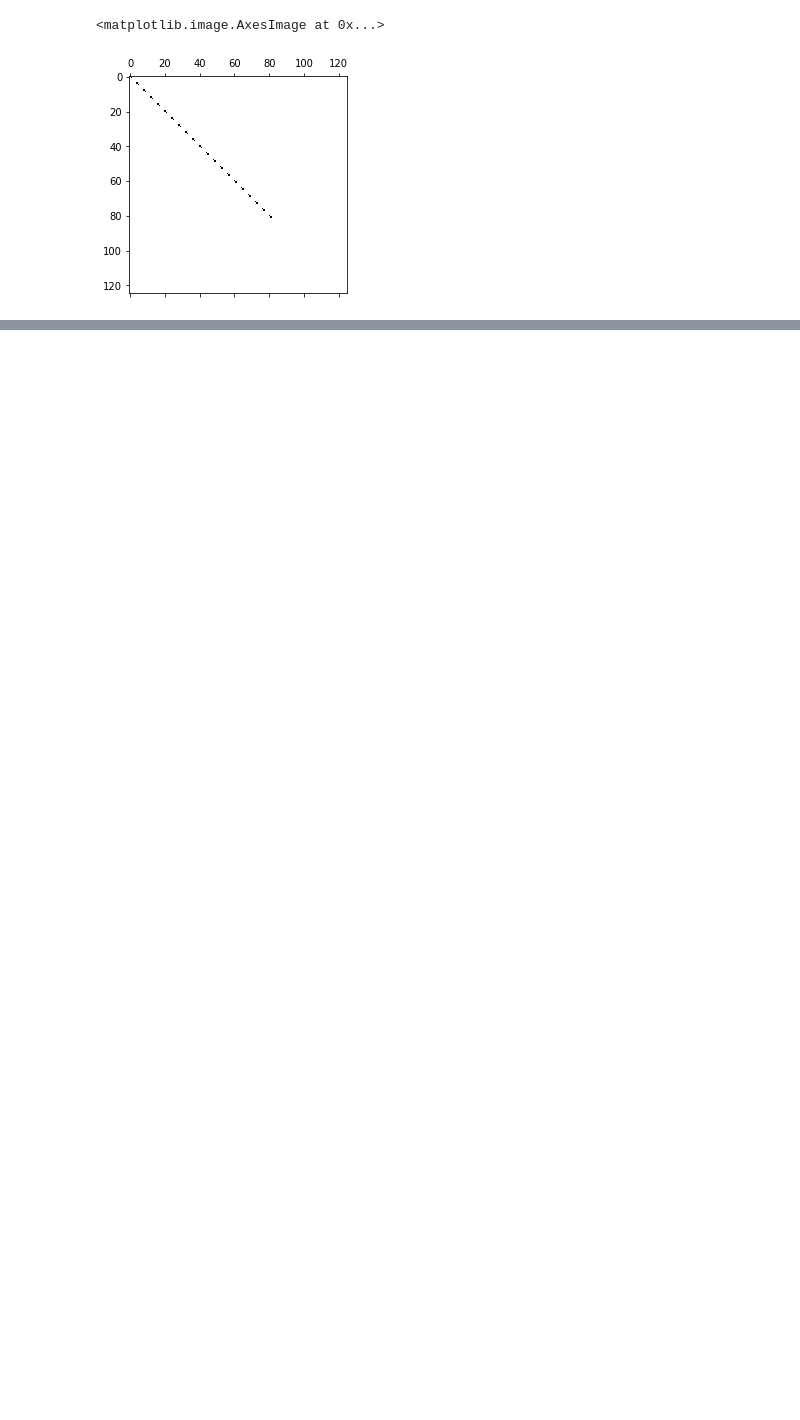
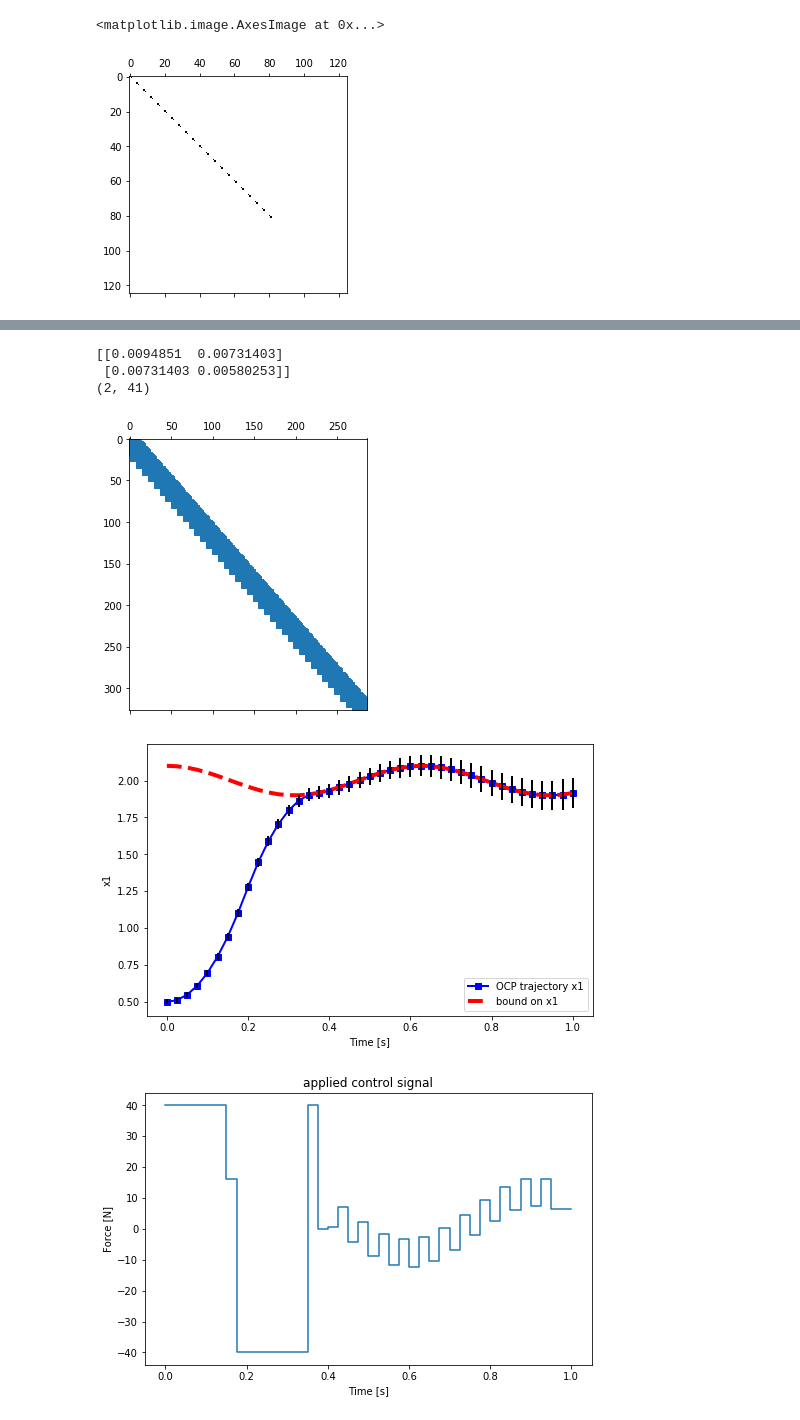
Before and after one commit to AunSiro/workshop_casadi, a Jupyter notebook: Dia_3.ipynb, the cells around one changed output, grey strips where cells are left out. Cells and saved outputs as stored; diff of their text form; code cells hidden in the pictures; blank space fills up the shorter version.

```diff
--- a/Dia_3.ipynb
+++ b/Dia_3.ipynb
@@ -395,0 +630,44 @@ plt.spy(hessian(opti.f,opti.x)[0].sparsity())
+# %%
+pl.figure(figsize=[8,5])
+pl.spy(sol.value(jacobian(opti.g,opti.x)))
+
+print(sol.value(Ps[-1]))
+
+##
+# -----------------------------------------------
+#    Post-processing: plotting
+# -----------------------------------------------
+
+
+# Simulate forward in time using an initial state and control vector
+usol = sol.value(U)
+xsol = sol.value(X)
+
+print(xsol.shape)
+pl.figure(figsize=[8,5])
+pl.plot(tgrid,xsol[0,:].T,'bs-',linewidth=2)
+pl.plot(tgrid,x1_bound(tgrid),'r--',linewidth=4)
+
+for k in range(N+1):
+  var = sol.value(horzcat(1,0) @ Ps[k] @ vertcat(1,0))
+  sigma = sqrt(var)
+  t = tgrid[k]
+  pl.plot([t,t],[xsol[0,k]-sigma,xsol[0,k]+sigma],'k',linewidth=2)
+
+pl.legend(('OCP trajectory x1','bound on x1'))
+pl.xlabel('Time [s]')
+pl.ylabel('x1')
+pl.figure(figsize=[8,5])
+pl.step(tgrid,vertcat(usol,usol[-1]))
+pl.title('applied control signal')
+pl.ylabel('Force [N]')
+pl.xlabel('Time [s]')
+
+pl.show()
+# %% [output]
+[[0.0094851  0.00731403]
+ [0.00731403 0.00580253]]
+(2, 41)
+[figure, added]
+[figure, added]
+[figure, added]
```
Also changed, not shown: parts of 3 cells of this notebook.
